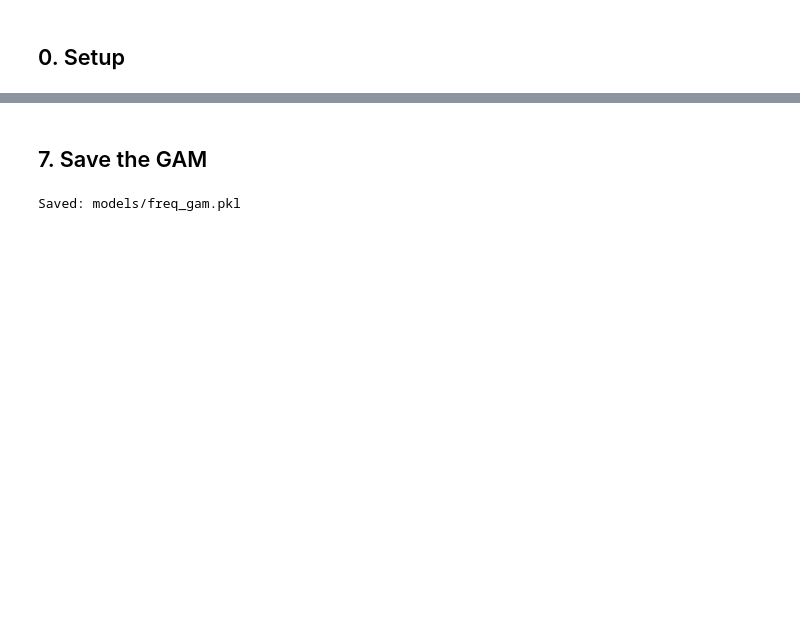
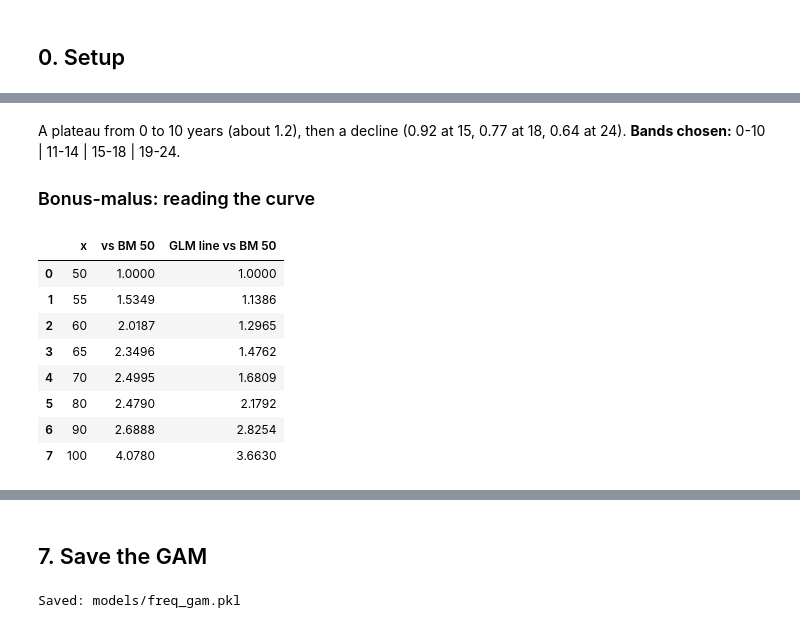
Before and after one commit to ldongmon/COMPLETE-AUTO-PRICING-GLM_GAM, a Jupyter notebook: notebooks/05_frequency_model_gam.ipynb, the cells around one changed output, grey strips where cells are left out. Cells and saved outputs as stored; diff of their text form; code cells hidden in the pictures; blank space fills up the shorter version.

```diff
--- a/notebooks/05_frequency_model_gam.ipynb
+++ b/notebooks/05_frequency_model_gam.ipynb
@@ -286,0 +277,21 @@ to re-bin `DrivAge` and `VehAge` in an improved GLM, which is what Phase 7 does.
+# %% [markdown]
+A plateau from 0 to 10 years (about 1.2), then a decline (0.92 at 15, 0.77 at 18, 0.64 at 24). **Bands
+chosen:** 0-10 | 11-14 | 15-18 | 19-24.
+
+### Bonus-malus: reading the curve
+# %%
+bm_values = [50, 55, 60, 65, 70, 80, 90, 100]  # points where we read the curve
+bm_curve = gam_relativity_curve(gam, term_index=1, x_values=bm_values)  # GAM relativity at each bonus-malus
+bm_curve["vs BM 50"] = bm_curve["relativity"] / bm_curve["relativity"].iloc[0]  # same curve, relative to BM = 50
+bm_curve["GLM line vs BM 50"] = np.exp(coef["BonusMalus"] * (bm_curve["x"] - 50))  # GLM: exp(b x (BM - 50))
+bm_curve[["x", "vs BM 50", "GLM line vs BM 50"]]
+# %% [output]
+|  | x | vs BM 50 | GLM line vs BM 50 |
+| 0 | 50 | 1.0000 | 1.0000 |
+| 1 | 55 | 1.5349 | 1.1386 |
+| 2 | 60 | 2.0187 | 1.2965 |
+| 3 | 65 | 2.3496 | 1.4762 |
+| 4 | 70 | 2.4995 | 1.6809 |
+| 5 | 80 | 2.4790 | 2.1792 |
+| 6 | 90 | 2.6888 | 2.8254 |
+| 7 | 100 | 4.0780 | 3.6630 |
```
Also changed, not shown: parts of 43 cells of this notebook, 50 other files.
